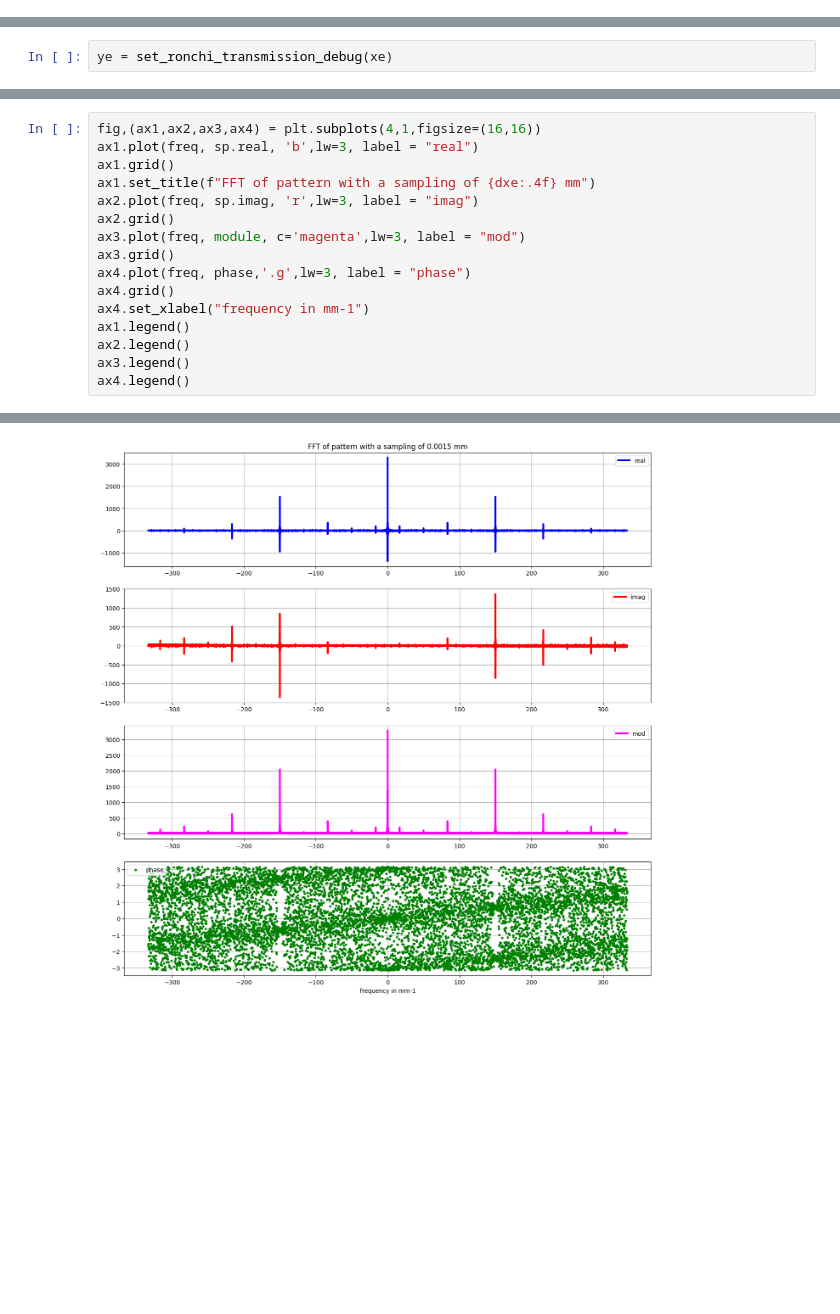
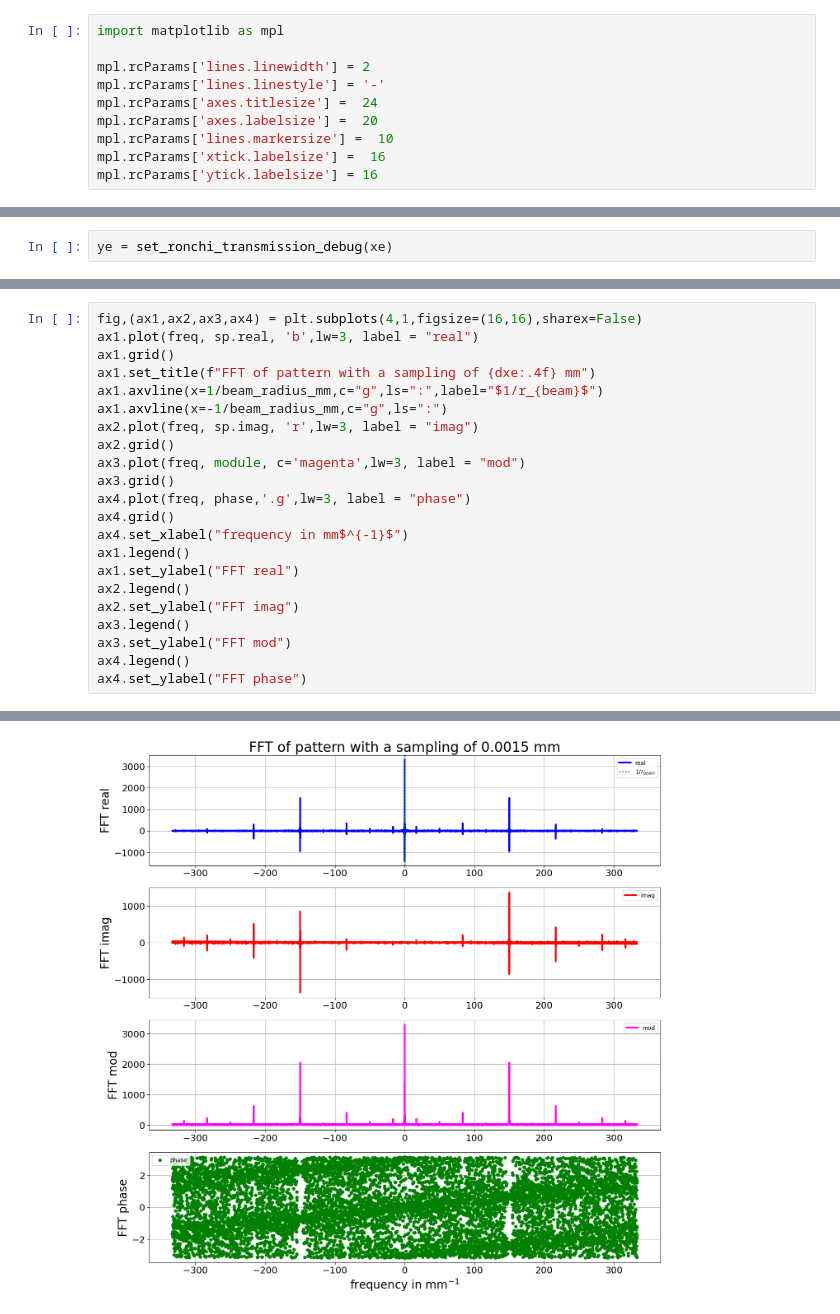
Before and after one commit to sylvielsstfr/AuxtelPSFpoppy, a Jupyter notebook: docs/notebooks/introdiffraction/03_FFT1D.ipynb, the cells around one changed output, grey strips where cells are left out. Cells and saved outputs as stored; diff of their text form; blank space fills up the shorter version.

```diff
--- a/docs/notebooks/introdiffraction/03_FFT1D.ipynb
+++ b/docs/notebooks/introdiffraction/03_FFT1D.ipynb
@@ -14,6 +15,16 @@
 import numpy as np
 import matplotlib.pyplot as plt
 import astropy.units as u
+# %%
+import matplotlib as mpl
+
+mpl.rcParams['lines.linewidth'] = 2
+mpl.rcParams['lines.linestyle'] = '-'
+mpl.rcParams['axes.titlesize'] =  24
+mpl.rcParams['axes.labelsize'] =  20
+mpl.rcParams['lines.markersize'] =  10
+mpl.rcParams['xtick.labelsize'] =  16
+mpl.rcParams['ytick.labelsize'] = 16
 # %% [markdown]
 ### Auxtel Configuration
 # %%
@@ -99,17 +132,23 @@ Neff
 # %%
-fig,(ax1,ax2,ax3,ax4) = plt.subplots(4,1,figsize=(16,16))
+fig,(ax1,ax2,ax3,ax4) = plt.subplots(4,1,figsize=(16,16),sharex=False)
 ax1.plot(freq, sp.real, 'b',lw=3, label = "real")
 ax1.grid()
 ax1.set_title(f"FFT of pattern with a sampling of {dxe:.4f} mm")
+ax1.axvline(x=1/beam_radius_mm,c="g",ls=":",label="$1/r_{beam}$")
+ax1.axvline(x=-1/beam_radius_mm,c="g",ls=":")
 ax2.plot(freq, sp.imag, 'r',lw=3, label = "imag")
 ax2.grid()
 ax3.plot(freq, module, c='magenta',lw=3, label = "mod")
 ax3.grid()
 ax4.plot(freq, phase,'.g',lw=3, label = "phase")
 ax4.grid()
-ax4.set_xlabel("frequency in mm-1")
+ax4.set_xlabel("frequency in mm$^{-1}$")
 ax1.legend()
+ax1.set_ylabel("FFT real")
 ax2.legend()
+ax2.set_ylabel("FFT imag")
 ax3.legend()
+ax3.set_ylabel("FFT mod")
 ax4.legend()
+ax4.set_ylabel("FFT phase")
 # %% [output]
@@ -117 +156 @@ ax4.legend()
-[figure, old version]
+[figure, new version]
```
Also changed, not shown: parts of 22 cells of this notebook, 1 other file.
